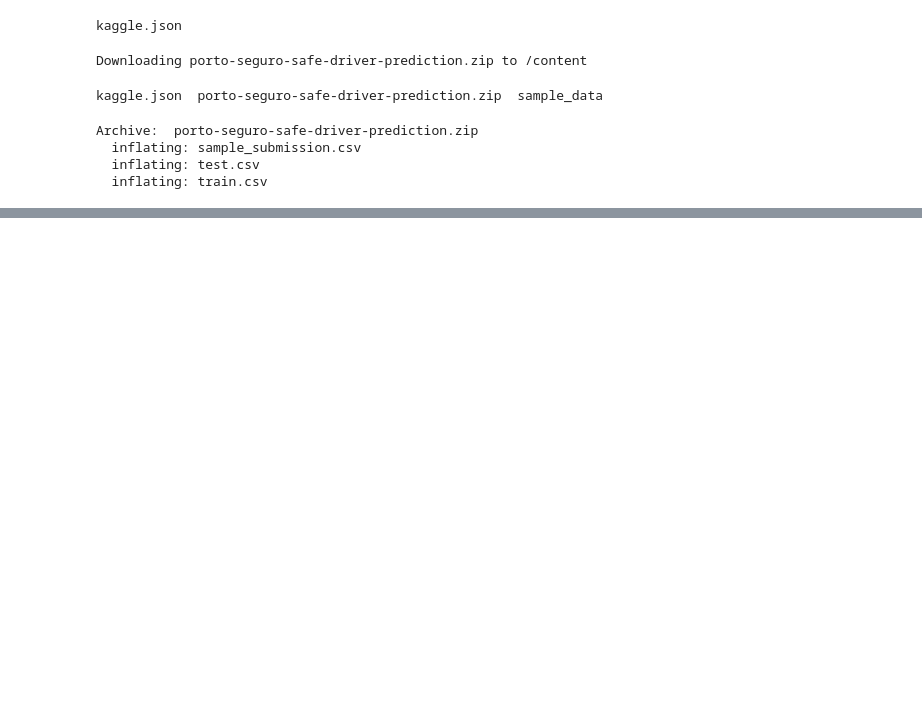
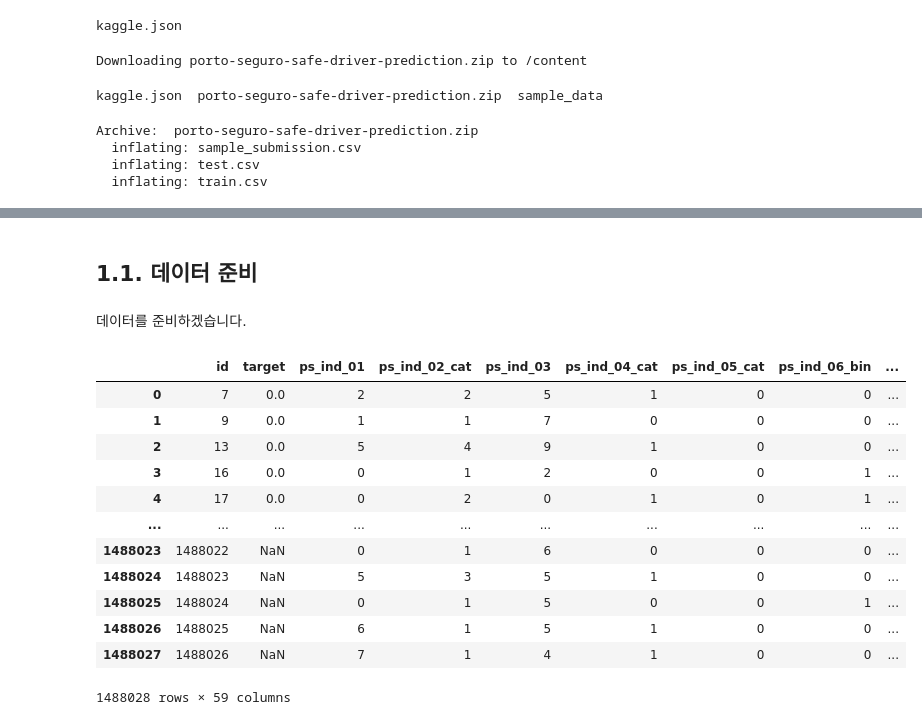
Before and after one commit to LeeSeungwon89/Kaggle_Dacon_Practice, a Jupyter notebook: 2. Porto_Seguro’s_Safe_Driver_Prediction_baseline_model1.ipynb, the cells around one changed output, grey strips where cells are left out. Cells and saved outputs as stored; diff of their text form; code cells hidden in the pictures; blank space fills up the shorter version.

```diff
--- a/2. Porto_Seguro’s_Safe_Driver_Prediction_baseline_model1.ipynb
+++ b/2. Porto_Seguro’s_Safe_Driver_Prediction_baseline_model1.ipynb
@@ -34,0 +84,32 @@ Archive:  porto-seguro-safe-driver-prediction.zip
+# %% [markdown]
+## **1.1. 데이터 준비**
+# %% [markdown]
+데이터를 준비하겠습니다.
+# %%
+import numpy as np
+import pandas as pd
+
+# 최대 행렬 수를 설정합니다.
+pd.set_option('display.max_column', 80)
+pd.set_option('display.max_rows', 80)
+
+train = pd.read_csv('train.csv')
+test = pd.read_csv('test.csv')
+submission = pd.read_csv('sample_submission.csv')
+# %%
+all_data = pd.concat([train, test], ignore_index=True) # 인덱스를 순차형으로 지정합니다.
+all_data
+# %% [output]
+|  | id | target | ps_ind_01 | ps_ind_02_cat | ps_ind_03 | ps_ind_04_cat | ps_ind_05_cat | ps_ind_06_bin | ... |
+| 0 | 7 | 0.0 | 2 | 2 | 5 | 1 | 0 | 0 | ... |
+| 1 | 9 | 0.0 | 1 | 1 | 7 | 0 | 0 | 0 | ... |
+| 2 | 13 | 0.0 | 5 | 4 | 9 | 1 | 0 | 0 | ... |
+| 3 | 16 | 0.0 | 0 | 1 | 2 | 0 | 0 | 1 | ... |
+| 4 | 17 | 0.0 | 0 | 2 | 0 | 1 | 0 | 1 | ... |
+| ... | ... | ... | ... | ... | ... | ... | ... | ... | ... |
+| 1488023 | 1488022 | NaN | 0 | 1 | 6 | 0 | 0 | 0 | ... |
+| 1488024 | 1488023 | NaN | 5 | 3 | 5 | 1 | 0 | 0 | ... |
+| 1488025 | 1488024 | NaN | 0 | 1 | 5 | 0 | 0 | 1 | ... |
+| 1488026 | 1488025 | NaN | 6 | 1 | 5 | 1 | 0 | 0 | ... |
+| 1488027 | 1488026 | NaN | 7 | 1 | 4 | 1 | 0 | 0 | ... |
+1488028 rows × 59 columns
```
Also changed, not shown: parts of 13 cells of this notebook.
